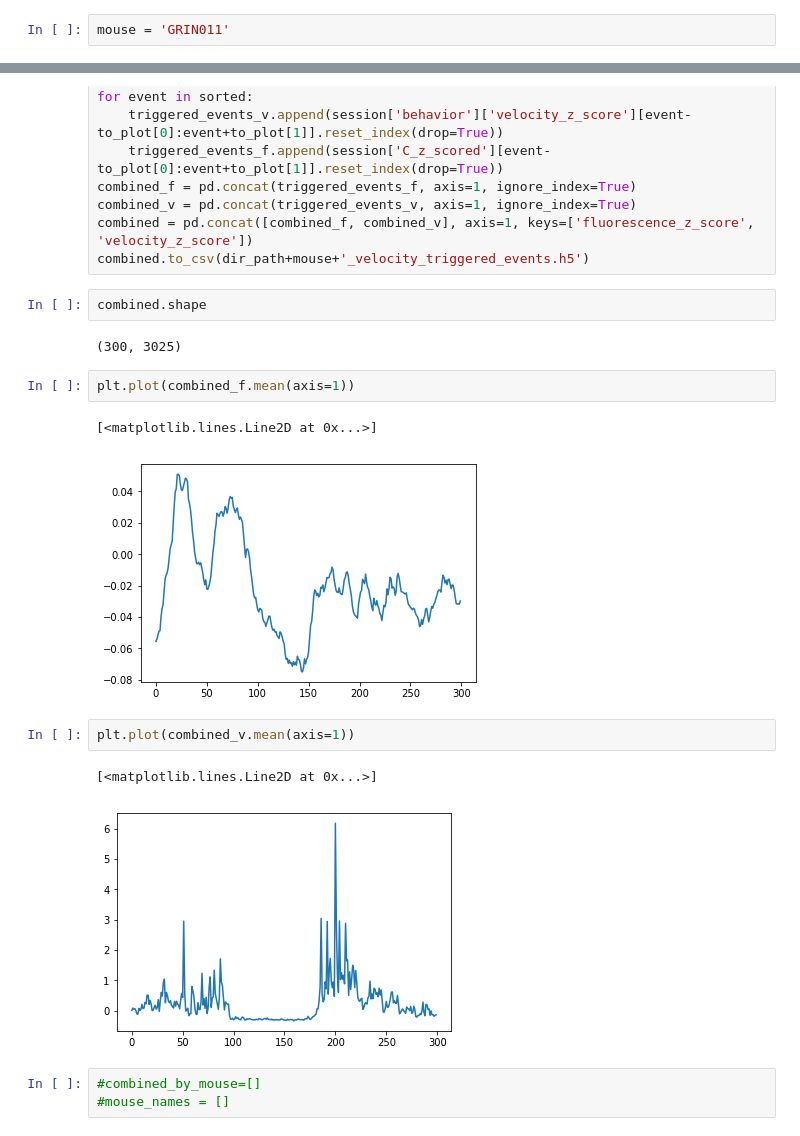
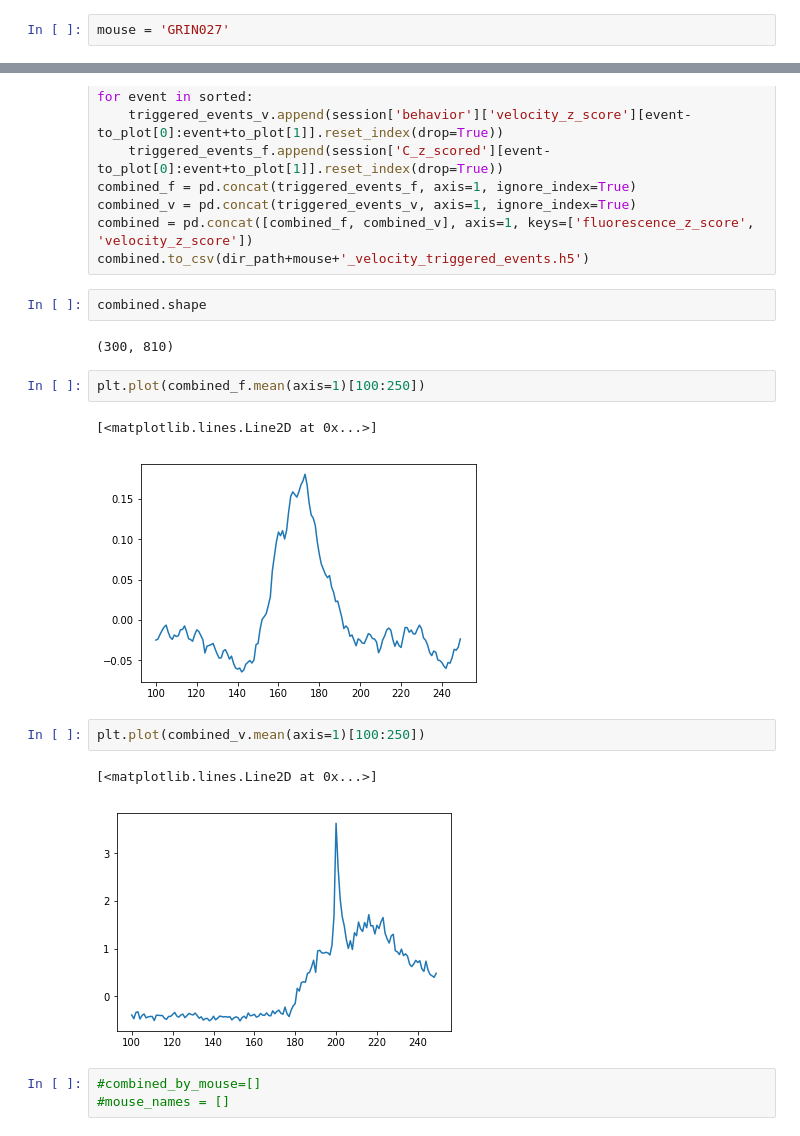
Before and after one commit to marburyvthesea/post_cnmfe_analysis, a Jupyter notebook: event_aligning.ipynb, the cells around one changed output, grey strips where cells are left out. Cells and saved outputs as stored; diff of their text form.

```diff
--- a/event_aligning.ipynb
+++ b/event_aligning.ipynb
@@ -16,7 +16,7 @@ import miniscope_analysis as ma
 # %%
 dir_path = '/Volumes/My_Passport/cnmfe_analysis_files/OpenFieldAnalysis/'
 # %%
-mouse = 'GRIN011'
+mouse = 'GRIN027'
 # %%
 session = pd.read_hdf(dir_path+mouse+'_aligned_to_behavior.h5')
 # %%
@@ -80,17 +80,17 @@ combined.to_csv(dir_path+mouse+'_velocity_triggered_events.h5')
 # %%
 combined.shape
 # %% [output]
-(300, 3025)
+(300, 810)
 # %%
-plt.plot(combined_f.mean(axis=1))
+plt.plot(combined_f.mean(axis=1)[100:250])
 # %% [output]
 [<matplotlib.lines.Line2D at 0x...>]
-[figure, old version]
+[figure, new version]
 # %%
-plt.plot(combined_v.mean(axis=1))
+plt.plot(combined_v.mean(axis=1)[100:250])
 # %% [output]
 [<matplotlib.lines.Line2D at 0x...>]
-[figure, old version]
+[figure, new version]
 # %%
 #combined_by_mouse=[]
 #mouse_names = []
```
Also changed, not shown: parts of 8 cells of this notebook, 1 other file.
